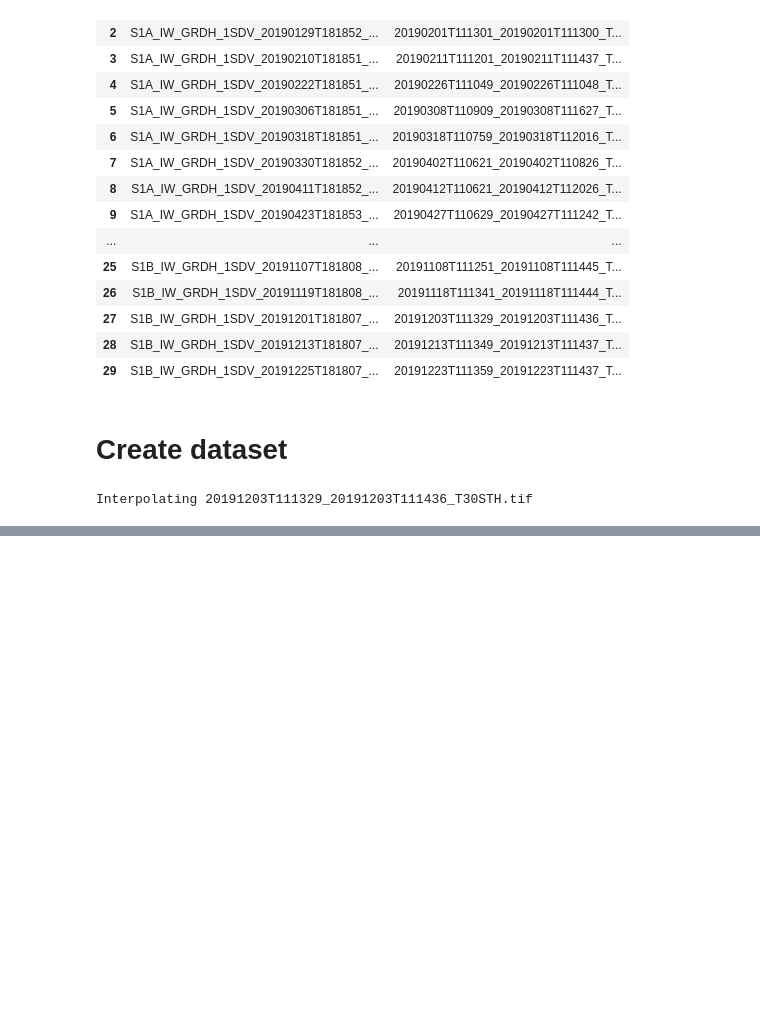
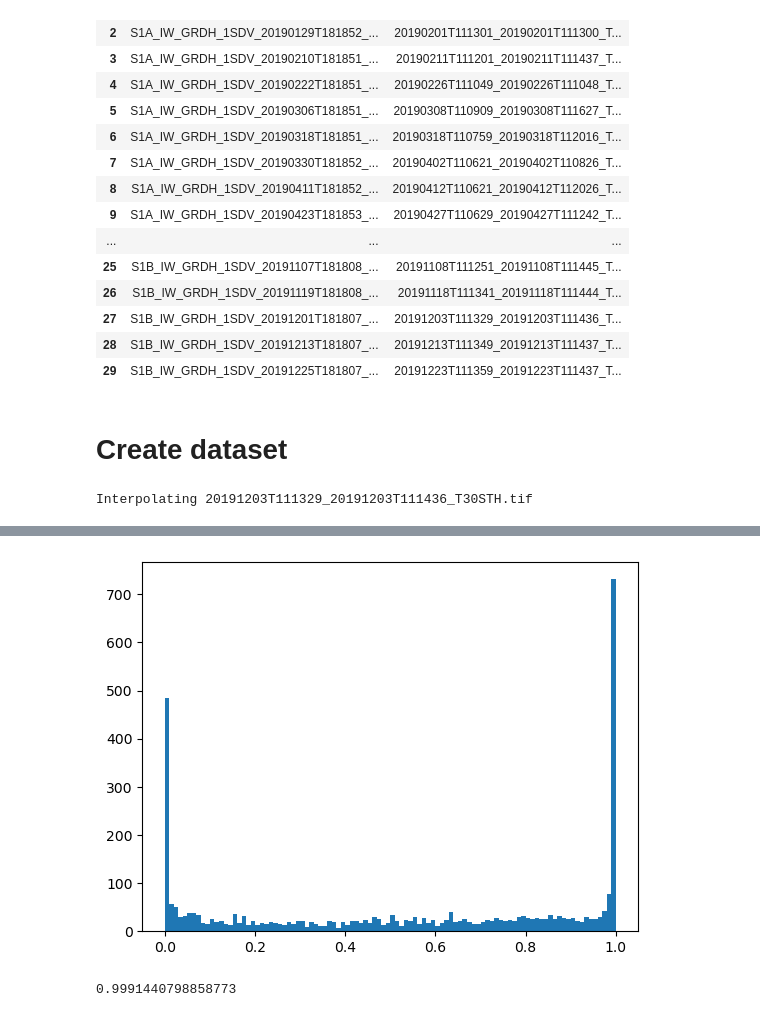
Before and after one commit to shaprann/spatiotemporal, a Jupyter notebook: scripts/Create_Azuaga_dataset.ipynb, the cells around one changed output, grey strips where cells are left out. Cells and saved outputs as stored; diff of their text form; code cells hidden in the pictures; blank space fills up the shorter version.

```diff
--- a/scripts/Create_Azuaga_dataset.ipynb
+++ b/scripts/Create_Azuaga_dataset.ipynb
@@ -245,0 +491,9 @@ donor_image_reader = None
+# %%
+plt.hist(inputs_cloudfree_area.prod(axis=1), bins=100)
+plt.show()
+# %% [output]
+[figure, added]
+# %%
+(inputs_cloudfree_area > 0.95).any(axis=1).mean()
+# %% [output]
+0.9991440798858773
```
Also changed, not shown: parts of 44 cells of this notebook.
